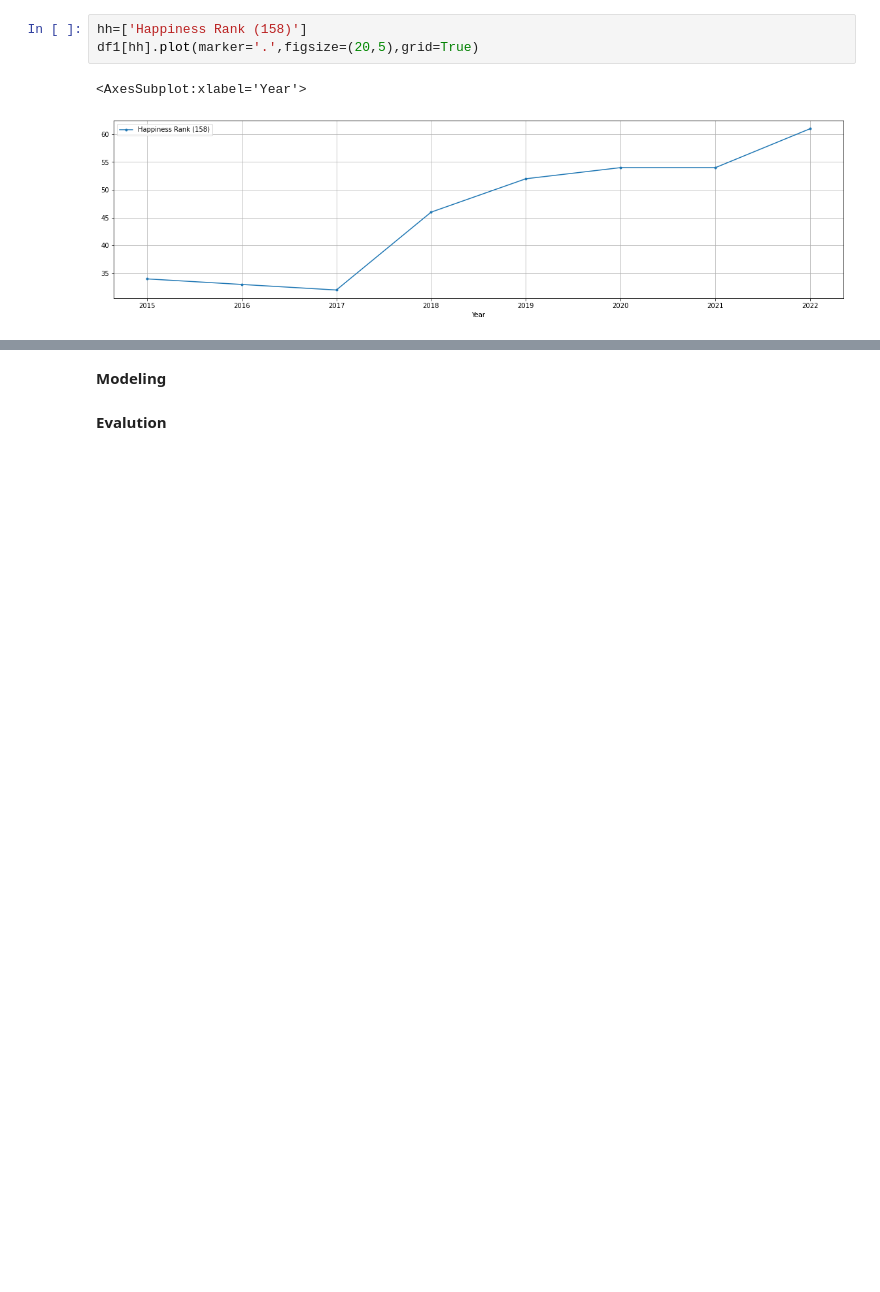
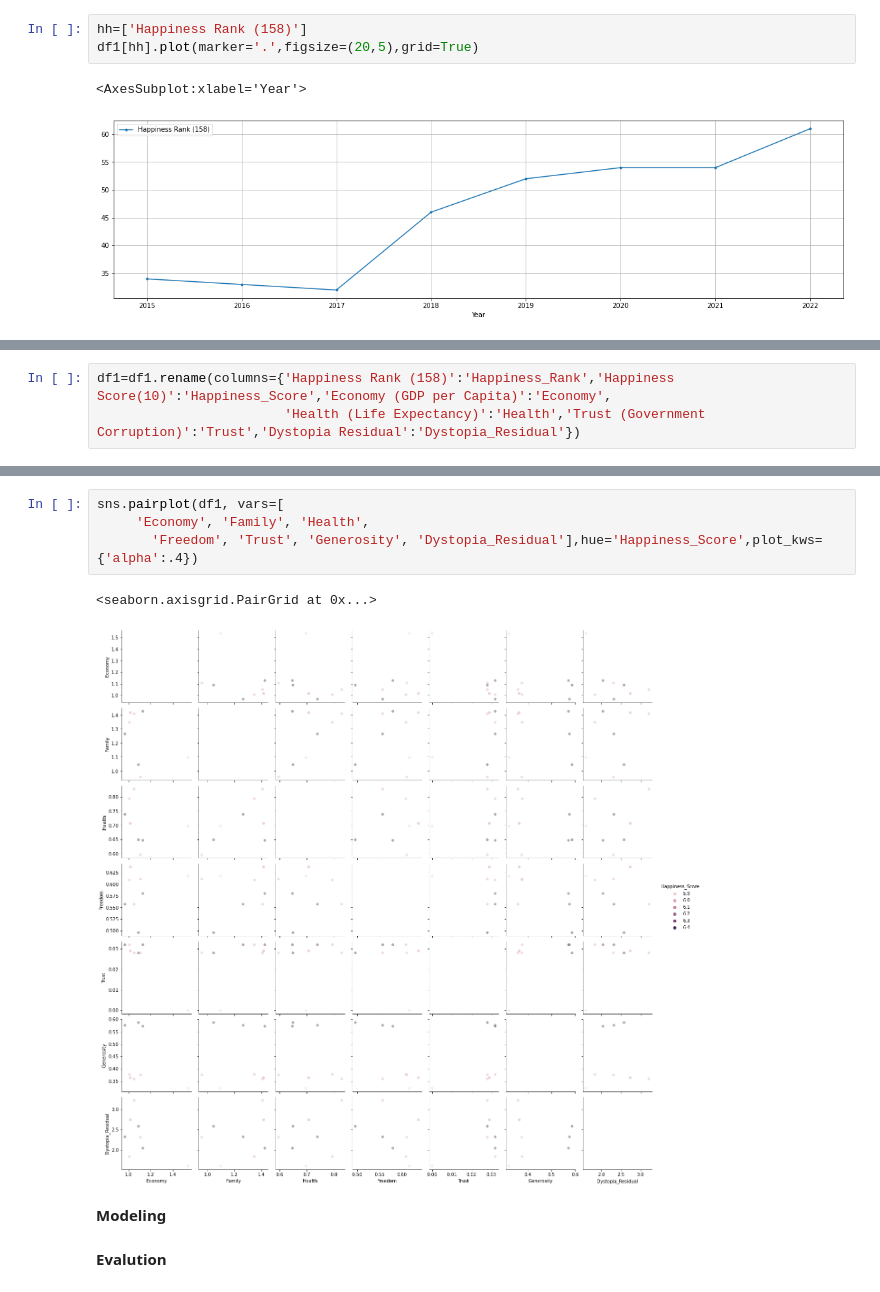
Before and after one commit to langsari/data-science-with-python-2022, a Jupyter notebook: life - cycle/life-cycle.ipynb, the cells around one changed output, grey strips where cells are left out. Drawn from its saved outputs; the diff is of its cells as text; blank space fills up the shorter version.

```diff
--- a/life - cycle/life-cycle.ipynb
+++ b/life - cycle/life-cycle.ipynb
@@ -104,0 +112,3 @@ df1[hh].plot(marker='.',figsize=(20,5),grid=True)
+# %%
+df1=df1.rename(columns={'Happiness Rank (158)':'Happiness_Rank','Happiness Score(10)':'Happiness_Score','Economy (GDP per Capita)':'Economy',
+                        'Health (Life Expectancy)':'Health','Trust (Government Corruption)':'Trust','Dystopia Residual':'Dystopia_Residual'})
@@ -105,3 +127,10 @@ df1[hh].plot(marker='.',figsize=(20,5),grid=True)
+# %%
+sns.pairplot(df1, vars=[
+     'Economy', 'Family', 'Health',
+       'Freedom', 'Trust', 'Generosity', 'Dystopia_Residual'],hue='Happiness_Score',plot_kws={'alpha':.4})
+# %% [output]
+<seaborn.axisgrid.PairGrid at 0x...>
+[figure, added]
 # %% [markdown]
 **Modeling**
 # %% [markdown]
```
Also changed, not shown: parts of 3 cells of this notebook.
